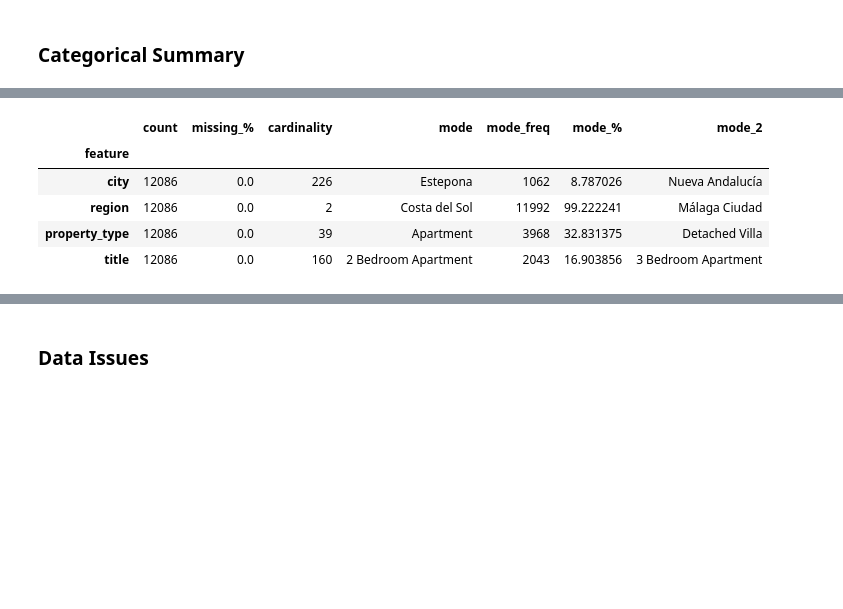
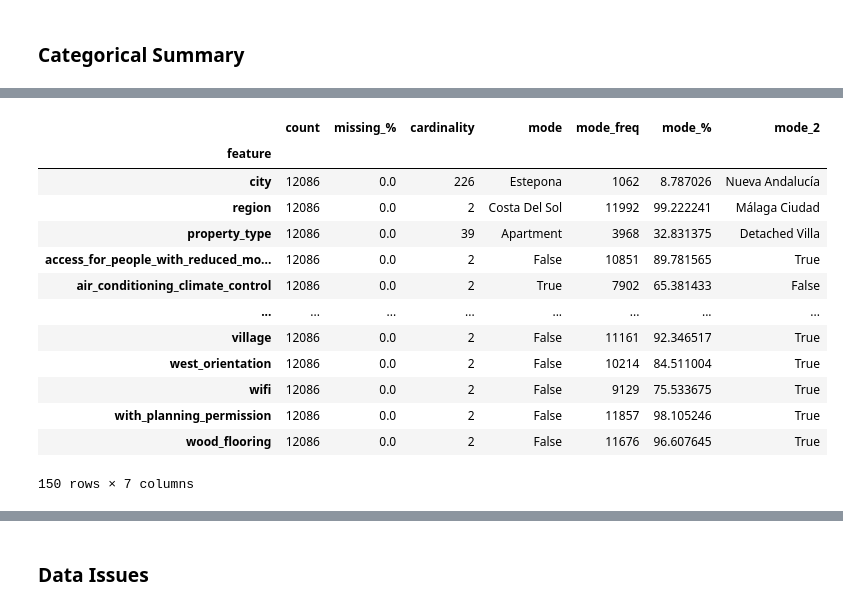
Before and after one commit to saralall/real-estate-price-prediction, a Jupyter notebook: src/Data_analysis.ipynb, the cells around one changed output, grey strips where cells are left out. Cells and saved outputs as stored; diff of their text form; code cells hidden in the pictures; blank space fills up the shorter version.

```diff
--- a/src/Data_analysis.ipynb
+++ b/src/Data_analysis.ipynb
@@ -14,11 +14,12 @@ sns.set_context("notebook")
 # %% [markdown]
 ### Tables
 # %%
-# 1. Load Data
+### 1. Load Data
 column_names = [
     "reference", "location", "price", "title", "bedrooms",
     "bathrooms", "indoor_surface", "outdoor_surface", "features"
 ]
 
-df = pd.read_csv("data/properties.csv", header=None, names=column_names, na_values="NA")
+# Load data with flexible NA handling
+df = pd.read_csv("data/properties.csv", header=None, names=column_names, na_values=["NA", "nan", ""])
 # %%
@@ -98,0 +73,16 @@ binaryFeatures = feature_dummies.columns.tolist()
+# %%
+# --- D. Define Variable Groups ---
+# Continuous
+continuousFeatures = ["price", "bedrooms", "bathrooms", "indoor_surface", "outdoor_surface"]
+
+# Categorical (Main)
+categoricalFeatures = ["city", "region", "property_type"]
+
+# Binary (Boolean)
+binaryFeatures = feature_dummies.columns.tolist()
+
+# Total Categorical (Main + Boolean) for analysis
+allCategoricalFeatures = categoricalFeatures + binaryFeatures
+
+print("Data Cleaning Complete.")
+display(df.head())
@@ -123,3 +144,24 @@ display(continuous_summary)
 | outdoor_surface | 3821.0 | 1.113215e+04 | 1.960650e+05 | 1.0 | 401.0 | 1009.0 | 2342.00 | ... |
 # %% [markdown]
 ### Categorical Summary
+# %%
+print("\n--- Nominal Categorical Summary ---")
+categorical_summary_list = []
+for feature in categoricalFeatures:
+    if feature in df.columns:
+        total_values = df[feature].count()
+        value_counts = df[feature].value_counts()
+
+        mode_1 = value_counts.index[0] if not value_counts.empty else 'N/A'
+        mode_1_freq = value_counts.iloc[0] if not value_counts.empty else 0
+        mode_1_perc = (mode_1_freq / total_values) * 100 if total_values > 0 else 0
+
+        categorical_summary_list.append({
+            'feature': feature,
+            'unique_values': df[feature].nunique(),
+            'missing_%': (df[feature].isnull().sum() / len(df)) * 100,
+            'mode': mode_1,
+            'mode_%': round(mode_1_perc, 2)
+        })
+
+display(pd.DataFrame(categorical_summary_list).set_index('feature'))
@@ -126,29 +206,37 @@ display(continuous_summary)
 # %%
 categorical_summary_list = []
-for feature in categoricalFeatures:
+for feature in allCategoricalFeatures:
     total_values = df[feature].count()
     missing_percentage = (df[feature].isnull().sum() / len(df)) * 100
     cardinality = df[feature].nunique()
     value_counts = df[feature].value_counts()
 
     mode_1 = value_counts.index[0] if not value_counts.empty else 'N/A'
     mode_1_freq = value_counts.iloc[0] if not value_counts.empty else 0
     mode_1_perc = (mode_1_freq / total_values) * 100 if total_values > 0 else 0
 
     mode_2 = value_counts.index[1] if cardinality > 1 else 'N/A'
 
     categorical_summary_list.append({
         'feature': feature, 'count': total_values, 'missing_%': missing_percentage,
         'cardinality': cardinality, 'mode': mode_1, 'mode_freq': mode_1_freq, 'mode_%': mode_1_perc,
         'mode_2': mode_2
     })
 
 categorical_summary = pd.DataFrame(categorical_summary_list).set_index('feature')
 display(categorical_summary)
 # %% [output]
 |  | count | missing_% | cardinality | mode | mode_freq | mode_% | mode_2 |
 | feature |  |  |  |  |  |  |  |
 | city | 12086 | 0.0 | 226 | Estepona | 1062 | 8.787026 | Nueva Andalucía |
-| region | 12086 | 0.0 | 2 | Costa del Sol | 11992 | 99.222241 | Málaga Ciudad |
+| region | 12086 | 0.0 | 2 | Costa Del Sol | 11992 | 99.222241 | Málaga Ciudad |
 | property_type | 12086 | 0.0 | 39 | Apartment | 3968 | 32.831375 | Detached Villa |
-| title | 12086 | 0.0 | 160 | 2 Bedroom Apartment | 2043 | 16.903856 | 3 Bedroom Apartment |
+| access_for_people_with_reduced_mo... | 12086 | 0.0 | 2 | False | 10851 | 89.781565 | True |
+| air_conditioning_climate_control | 12086 | 0.0 | 2 | True | 7902 | 65.381433 | False |
+| ... | ... | ... | ... | ... | ... | ... | ... |
+| village | 12086 | 0.0 | 2 | False | 11161 | 92.346517 | True |
+| west_orientation | 12086 | 0.0 | 2 | False | 10214 | 84.511004 | True |
+| wifi | 12086 | 0.0 | 2 | False | 9129 | 75.533675 | True |
+| with_planning_permission | 12086 | 0.0 | 2 | False | 11857 | 98.105246 | True |
+| wood_flooring | 12086 | 0.0 | 2 | False | 11676 | 96.607645 | True |
+150 rows × 7 columns
```
Also changed, not shown: parts of 15 cells of this notebook.
